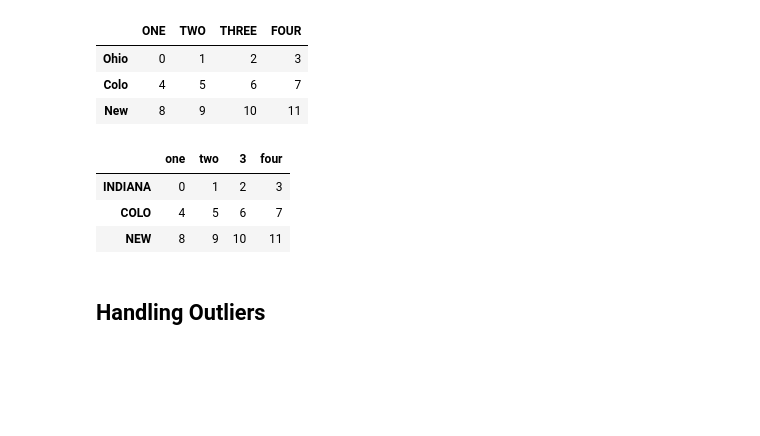
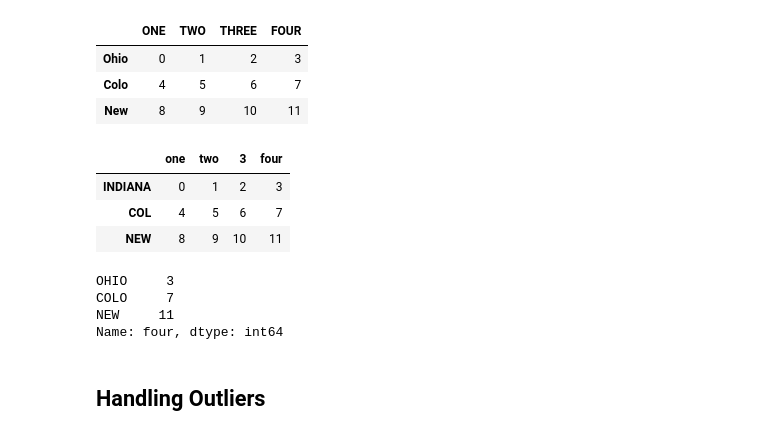
Before and after one commit to zey-2/5m-data-1.8-eda-basic, a Jupyter notebook: notebooks/eda_basic_lesson.ipynb, the cells around one changed output. Cells and saved outputs as stored; diff of their text form; code cells hidden in the pictures; blank space fills up the shorter version.

```diff
--- a/notebooks/eda_basic_lesson.ipynb
+++ b/notebooks/eda_basic_lesson.ipynb
@@ -655,12 +699,20 @@ data.rename(index=str.title, columns=str.upper)
 | Colo | 4 | 5 | 6 | 7 |
 | New | 8 | 9 | 10 | 11 |
 # %%
-data.rename(index={"OHIO": "INDIANA"}, columns={"three": 3})
+data.rename(index={"OHIO": "INDIANA", "COLO":"COL"}, columns={"three": 3})
 # %% [output]
 |  | one | two | 3 | four |
 | INDIANA | 0 | 1 | 2 | 3 |
-| COLO | 4 | 5 | 6 | 7 |
+| COL | 4 | 5 | 6 | 7 |
 | NEW | 8 | 9 | 10 | 11 |
+# %%
+# Extract the data with columns name "four"
+data["four"]
+# %% [output]
+OHIO     3
+COLO     7
+NEW     11
+Name: four, dtype: int64
 # %% [markdown]
 ## Handling Outliers
 # %% [markdown]
```
Also changed, not shown: parts of 24 cells of this notebook, 2 other files.
